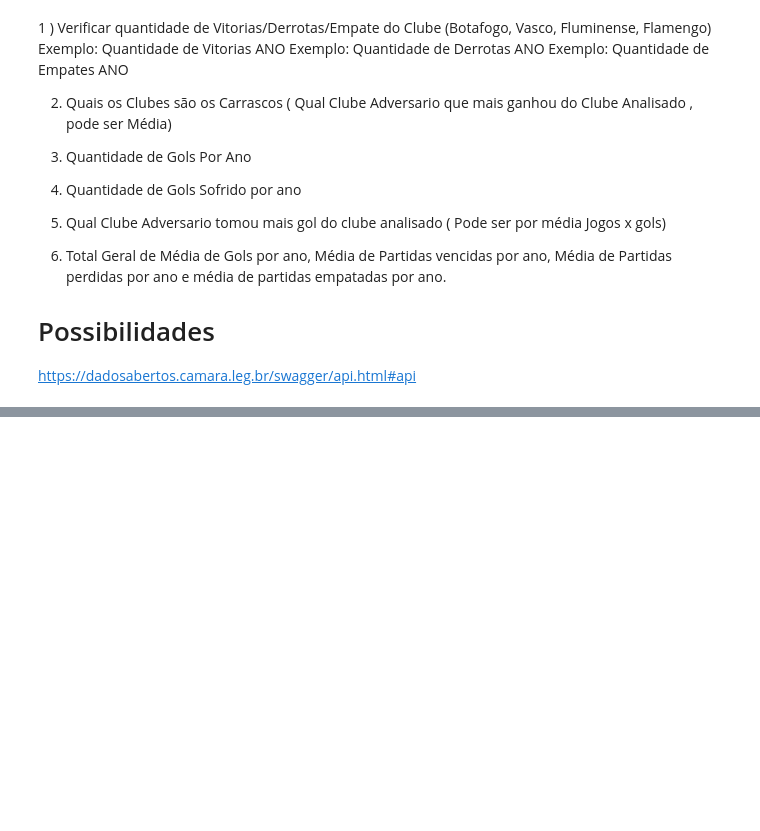
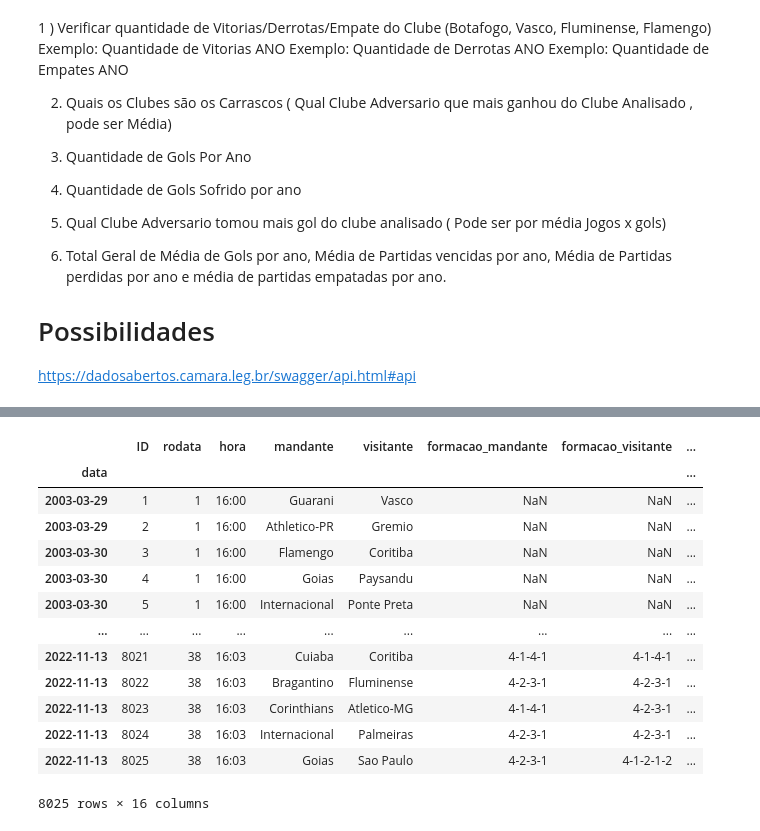
Before and after one commit to vbddinho/puc_minas_machine, a Jupyter notebook: upload_data.ipynb, the cells around one changed output, grey strips where cells are left out. Drawn from its saved outputs; the diff is of its cells as text; code cells hidden in the pictures; blank space fills up the shorter version.

```diff
--- a/upload_data.ipynb
+++ b/upload_data.ipynb
@@ -41,10 +65,25 @@ df.info()
 # %%
 #Converte data do tipo objeto para o timo datetime e cria a coluna ano
 df["data"] = pd.to_datetime(df["data"],format='%d/%m/%Y')
-df["year"] = df["data"].dt.year
+df["ano"] = df["data"].dt.year
 
 #indexa id
-df.set_index('ID')
+df.set_index('data')
+# %% [output]
+|  | ID | rodata | hora | mandante | visitante | formacao_mandante | formacao_visitante | ... |
+| data |  |  |  |  |  |  |  | ... |
+| 2003-03-29 | 1 | 1 | 16:00 | Guarani | Vasco | NaN | NaN | ... |
+| 2003-03-29 | 2 | 1 | 16:00 | Athletico-PR | Gremio | NaN | NaN | ... |
+| 2003-03-30 | 3 | 1 | 16:00 | Flamengo | Coritiba | NaN | NaN | ... |
+| 2003-03-30 | 4 | 1 | 16:00 | Goias | Paysandu | NaN | NaN | ... |
+| 2003-03-30 | 5 | 1 | 16:00 | Internacional | Ponte Preta | NaN | NaN | ... |
+| ... | ... | ... | ... | ... | ... | ... | ... | ... |
+| 2022-11-13 | 8021 | 38 | 16:03 | Cuiaba | Coritiba | 4-1-4-1 | 4-1-4-1 | ... |
+| 2022-11-13 | 8022 | 38 | 16:03 | Bragantino | Fluminense | 4-2-3-1 | 4-2-3-1 | ... |
+| 2022-11-13 | 8023 | 38 | 16:03 | Corinthians | Atletico-MG | 4-1-4-1 | 4-2-3-1 | ... |
+| 2022-11-13 | 8024 | 38 | 16:03 | Internacional | Palmeiras | 4-2-3-1 | 4-2-3-1 | ... |
+| 2022-11-13 | 8025 | 38 | 16:03 | Goias | Sao Paulo | 4-2-3-1 | 4-1-2-1-2 | ... |
+8025 rows × 16 columns
 # %%
 #Verifica os valores nulos
 df.isnull().sum()
```
Also changed, not shown: parts of 15 cells of this notebook, 1 other file.
